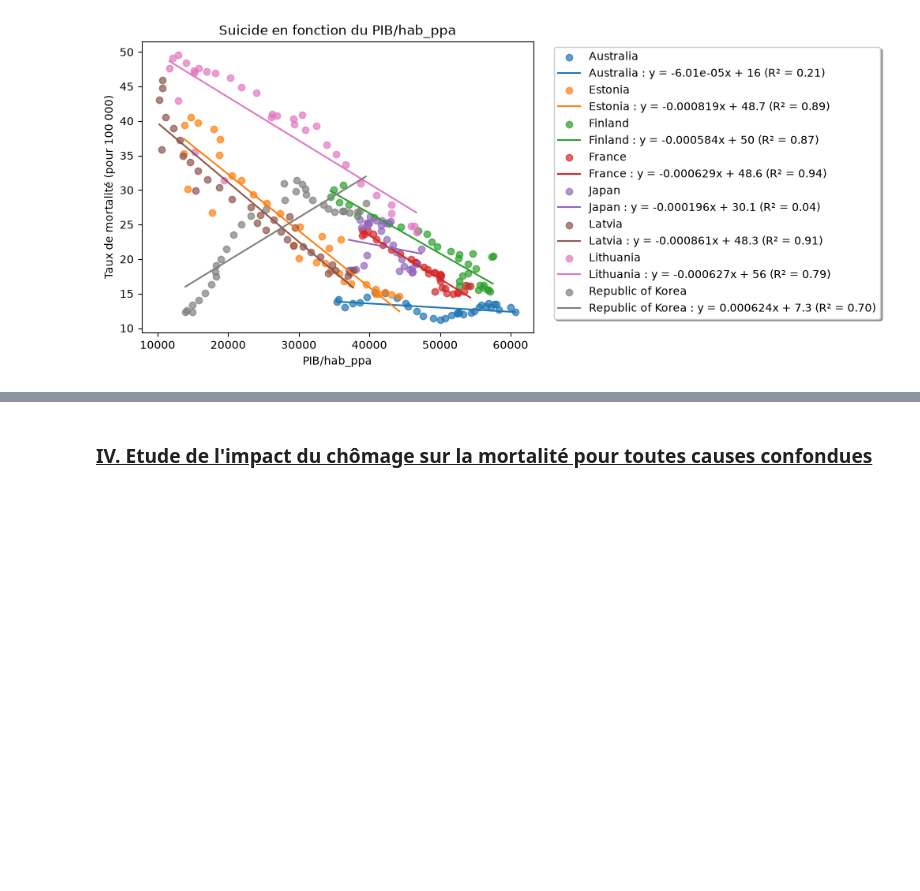
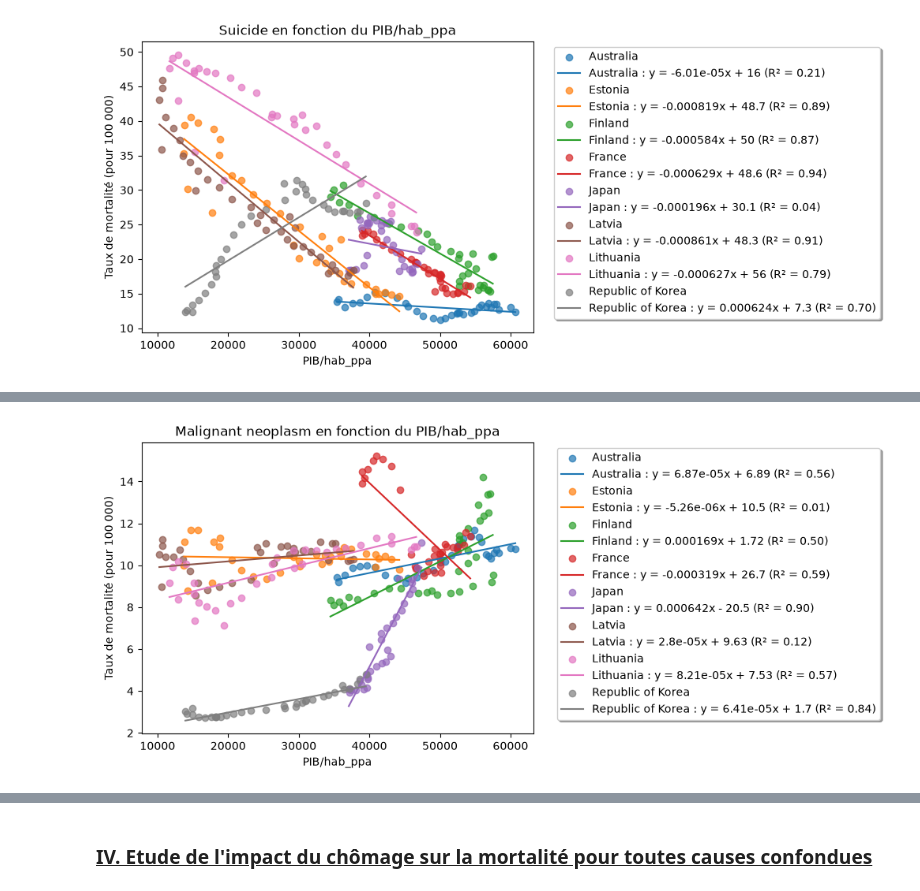
Before and after one commit to eleanorpaineau/Projet-Python, a Jupyter notebook: notebook_principal.ipynb, the cells around one changed output, grey strips where cells are left out. Cells and saved outputs as stored; diff of their text form; code cells hidden in the pictures; blank space fills up the shorter version.

```diff
--- a/notebook_principal.ipynb
+++ b/notebook_principal.ipynb
@@ -602,0 +639,4 @@ Tout d'abord, pour tous les pays, le coefficent de la régression du taux de sui
+# %%
+plot_mortalite_demographie_pays(df_final, "PIB/hab_ppa", 2, [1,10,11,12,20,21,22,30])
+# %% [output]
+[figure, added]
```
Also changed, not shown: parts of 17 cells of this notebook.
